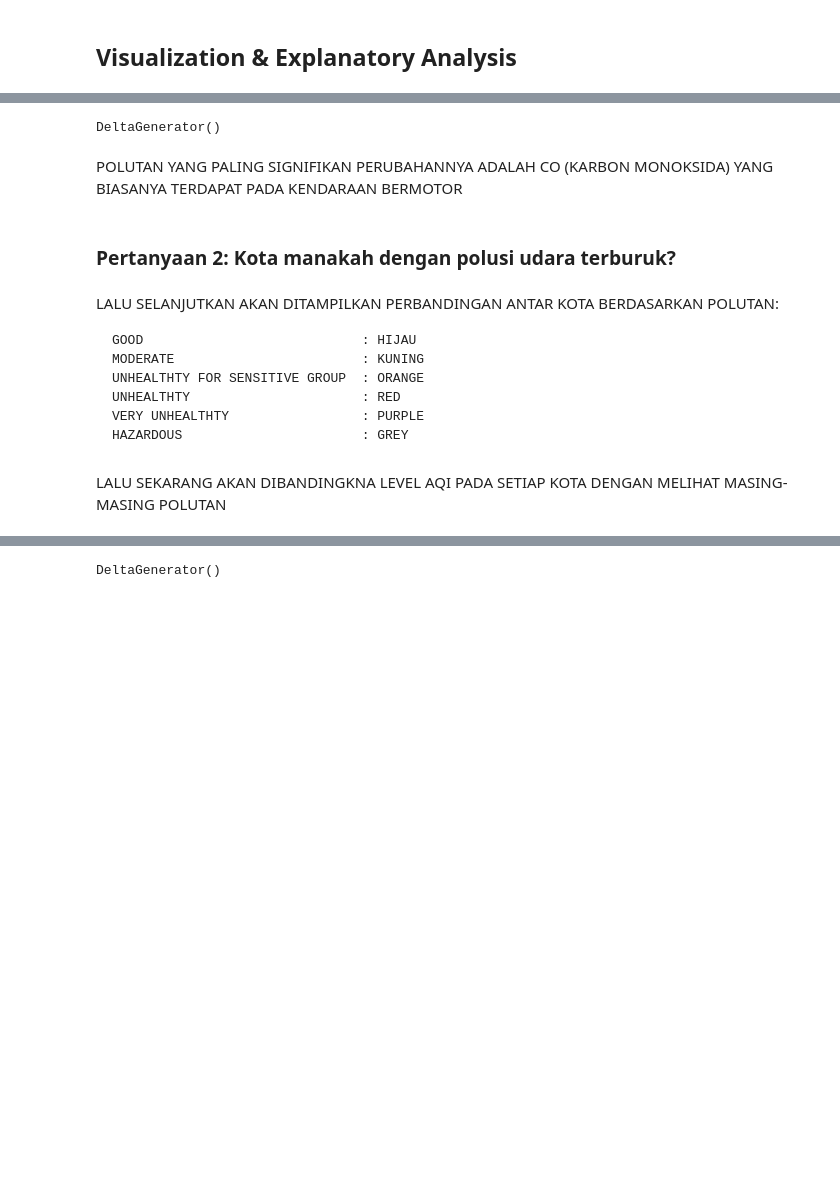
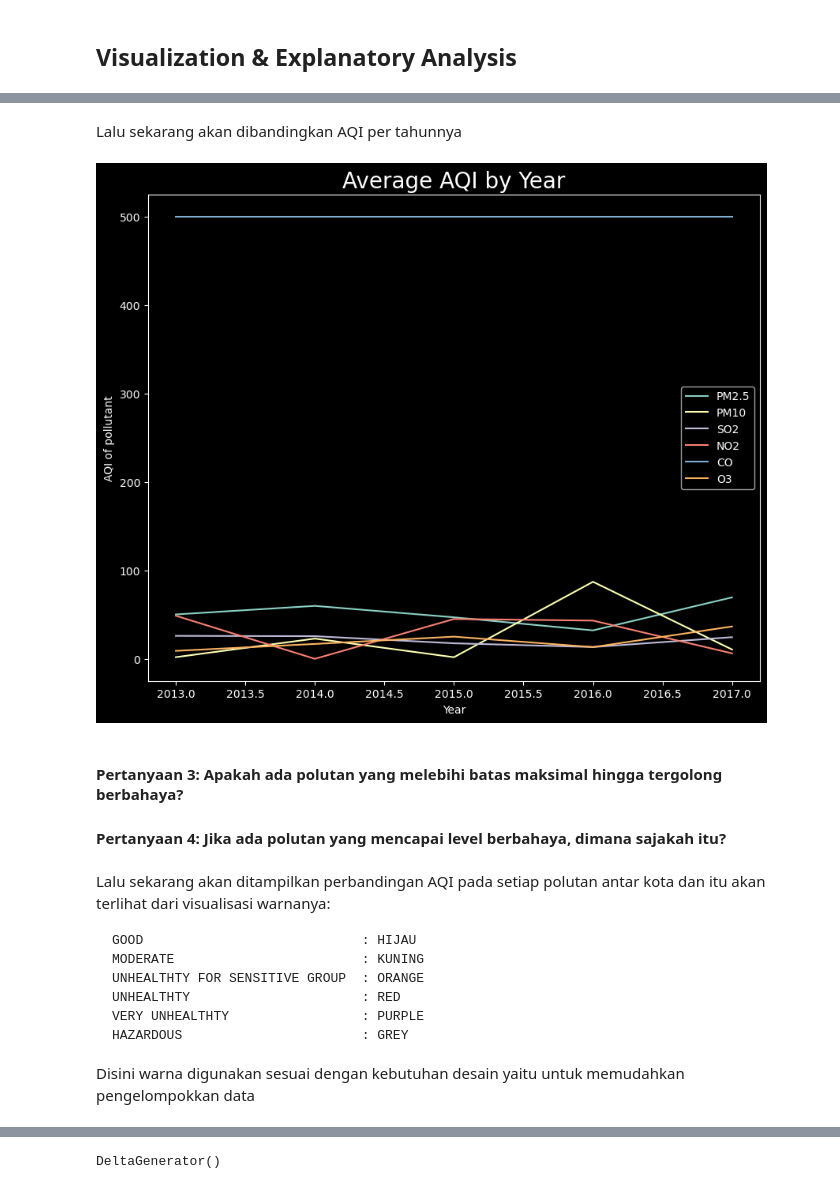
Before and after one commit to shafidaaaa/dicoding-belajar, a Jupyter notebook: AIRQUALITYV2/AIRQUALV3.ipynb, the cells around one changed output, grey strips where cells are left out. Cells and saved outputs as stored; diff of their text form; code cells hidden in the pictures; blank space fills up the shorter version.

````diff
--- a/AIRQUALITYV2/AIRQUALV3.ipynb
+++ b/AIRQUALITYV2/AIRQUALV3.ipynb
@@ -794,40 +786,44 @@ LALU SEKARANG AKAN DIBANDINGKAN NILAI AQI UNTUK SETIAP TAHUN
+# %% [markdown]
+Lalu sekarang akan dibandingkan AQI per tahunnya
 # %%
 col1, col2, col3, = st.columns(3)
 
 st.subheader("Overall Average per Pollutant")
 with col1:
     st.write("AQI PM2.5 in Beijing")
     st.code(group_byaqi["PM2.5"].mean())
     st.write("AQI NO2 in Beijing")
     st.code(group_byaqi["NO2"].mean())
 with col2:
     st.write("AQI PM10 in Beijing")
     st.code(group_byaqi["PM10"].mean())
     st.write("AQI CO in Beijing")
     st.code(group_byaqi["CO"].mean())
 with col3:
     st.write("AQI SO2 in Beijing")
     st.code(group_byaqi["SO2"].mean())
-    st.write("Average SO2 in Beijing")
+    st.write("AQI SO2 in Beijing")
     st.code(group_byaqi["SO2"].mean())
 
 
 fig, ax = plt.subplots(figsize=(10,8))
 x_axis = group_byaqi.index
 y_axis = group_byaqi.values
+keysaqi = group_byaqi.keys()
 ax.set_title("Average AQI by Year", fontsize=20)
 ax.plot(x_axis,y_axis)
+ax.legend(keysaqi)
 ax.set_xlabel("Year")
 ax.set_ylabel("AQI of pollutant")
 st.pyplot(fig)
+plt.show()
 # %% [output]
-DeltaGenerator()
+[figure, added]
-# %% [markdown]
-POLUTAN YANG PALING SIGNIFIKAN PERUBAHANNYA ADALAH CO (KARBON MONOKSIDA) YANG BIASANYA TERDAPAT PADA KENDARAAN BERMOTOR
-# %% [markdown]
- ### **Pertanyaan 2: Kota manakah dengan polusi udara terburuk?**
+# %% [markdown]
+#### **Pertanyaan 3: Apakah ada polutan yang melebihi batas maksimal hingga tergolong berbahaya?**
+#### **Pertanyaan 4: Jika ada polutan yang mencapai level berbahaya, dimana sajakah itu?**
 # %% [markdown]
-LALU SELANJUTKAN AKAN DITAMPILKAN PERBANDINGAN ANTAR KOTA BERDASARKAN POLUTAN:
+Lalu sekarang akan ditampilkan perbandingan AQI pada setiap polutan antar kota dan itu akan terlihat dari visualisasi warnanya:
 
 
 
@@ -839,6 +835,6 @@ UNHEALTHTY                      : RED
 VERY UNHEALTHTY                 : PURPLE
 HAZARDOUS                       : GREY
 ```
+
+Disini warna digunakan sesuai dengan kebutuhan desain yaitu untuk memudahkan pengelompokkan data
-# %% [markdown]
-LALU SEKARANG AKAN DIBANDINGKNA LEVEL AQI PADA SETIAP KOTA DENGAN MELIHAT MASING-MASING POLUTAN
 # %%
````
Also changed, not shown: parts of 69 cells of this notebook.
